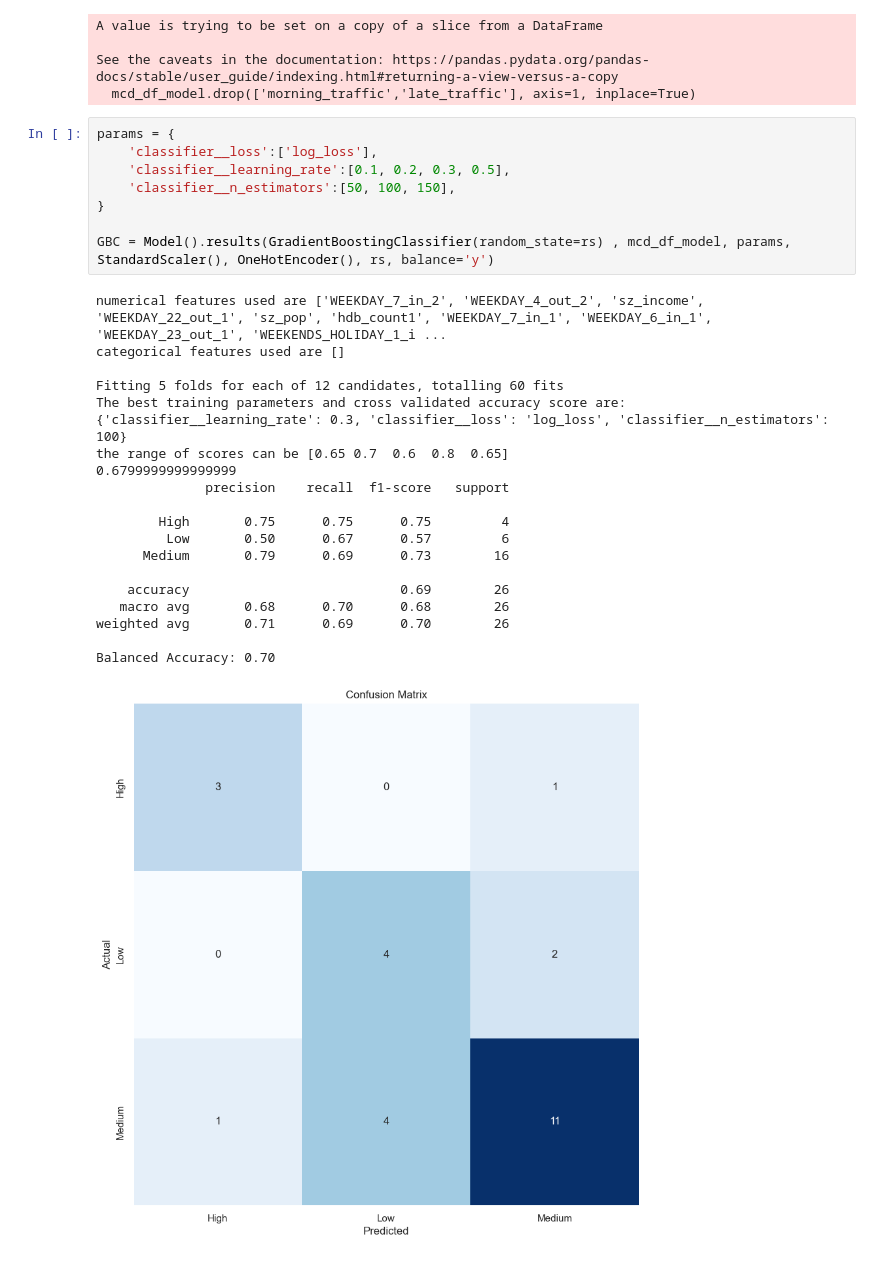
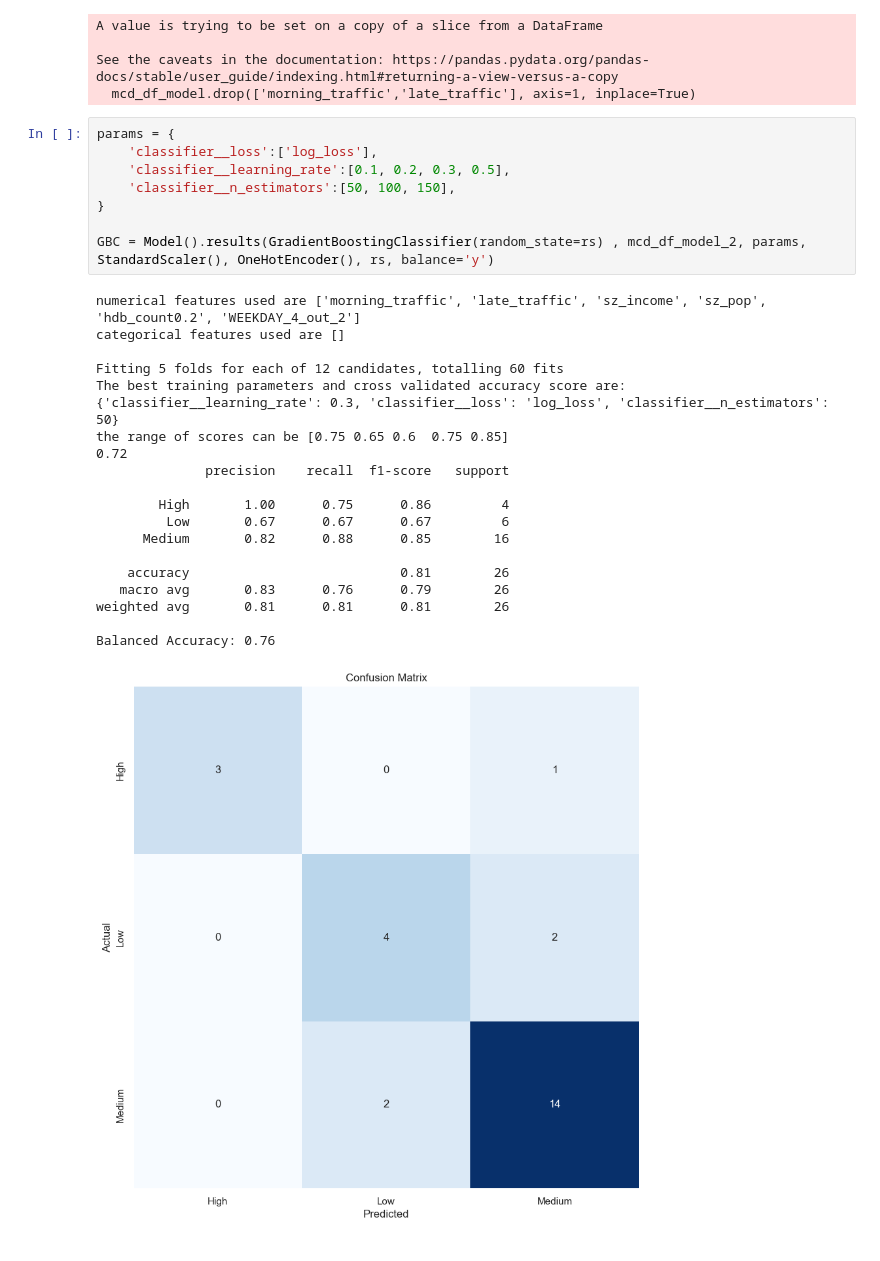
Before and after one commit to NicsLvl/McPredictor, a Jupyter notebook: mcd.ipynb, the cells around one changed output. Drawn from its saved outputs; the diff is of its cells as text.

```diff
--- a/mcd.ipynb
+++ b/mcd.ipynb
@@ -2181,29 +2195,29 @@ See the caveats in the documentation: https://pandas.pydata.org/pandas-docs/stab
 # %%
 params = {
     'classifier__loss':['log_loss'],
     'classifier__learning_rate':[0.1, 0.2, 0.3, 0.5],
     'classifier__n_estimators':[50, 100, 150],
 }
 
-GBC = Model().results(GradientBoostingClassifier(random_state=rs) , mcd_df_model, params, StandardScaler(), OneHotEncoder(), rs, balance='y')
+GBC = Model().results(GradientBoostingClassifier(random_state=rs) , mcd_df_model_2, params, StandardScaler(), OneHotEncoder(), rs, balance='y')
 # %% [output]
-numerical features used are ['WEEKDAY_7_in_2', 'WEEKDAY_4_out_2', 'sz_income', 'WEEKDAY_22_out_1', 'sz_pop', 'hdb_count1', 'WEEKDAY_7_in_1', 'WEEKDAY_6_in_1', 'WEEKDAY_23_out_1', 'WEEKENDS_HOLIDAY_1_i ...
+numerical features used are ['morning_traffic', 'late_traffic', 'sz_income', 'sz_pop', 'hdb_count0.2', 'WEEKDAY_4_out_2']
 categorical features used are []
 
 Fitting 5 folds for each of 12 candidates, totalling 60 fits
 The best training parameters and cross validated accuracy score are:
-{'classifier__learning_rate': 0.3, 'classifier__loss': 'log_loss', 'classifier__n_estimators': 100}
-the range of scores can be [0.65 0.7  0.6  0.8  0.65]
-0.6799999999999999
+{'classifier__learning_rate': 0.3, 'classifier__loss': 'log_loss', 'classifier__n_estimators': 50}
+the range of scores can be [0.75 0.65 0.6  0.75 0.85]
+0.72
               precision    recall  f1-score   support
 
-        High       0.75      0.75      0.75         4
-         Low       0.50      0.67      0.57         6
-      Medium       0.79      0.69      0.73        16
+        High       1.00      0.75      0.86         4
+         Low       0.67      0.67      0.67         6
+      Medium       0.82      0.88      0.85        16
 
-    accuracy                           0.69        26
-   macro avg       0.68      0.70      0.68        26
-weighted avg       0.71      0.69      0.70        26
+    accuracy                           0.81        26
+   macro avg       0.83      0.76      0.79        26
+weighted avg       0.81      0.81      0.81        26
 
-Balanced Accuracy: 0.70
+Balanced Accuracy: 0.76
-[figure, old version]
+[figure, new version]
```
Also changed, not shown: parts of 9 cells of this notebook.
